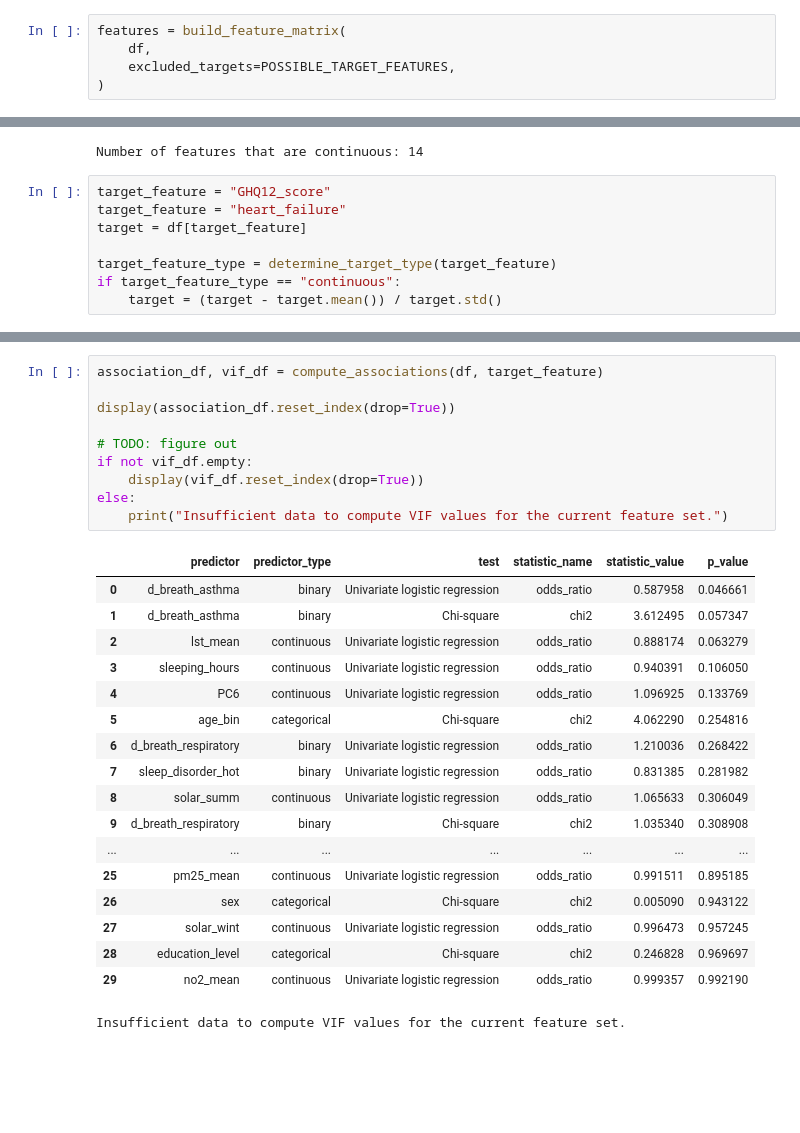
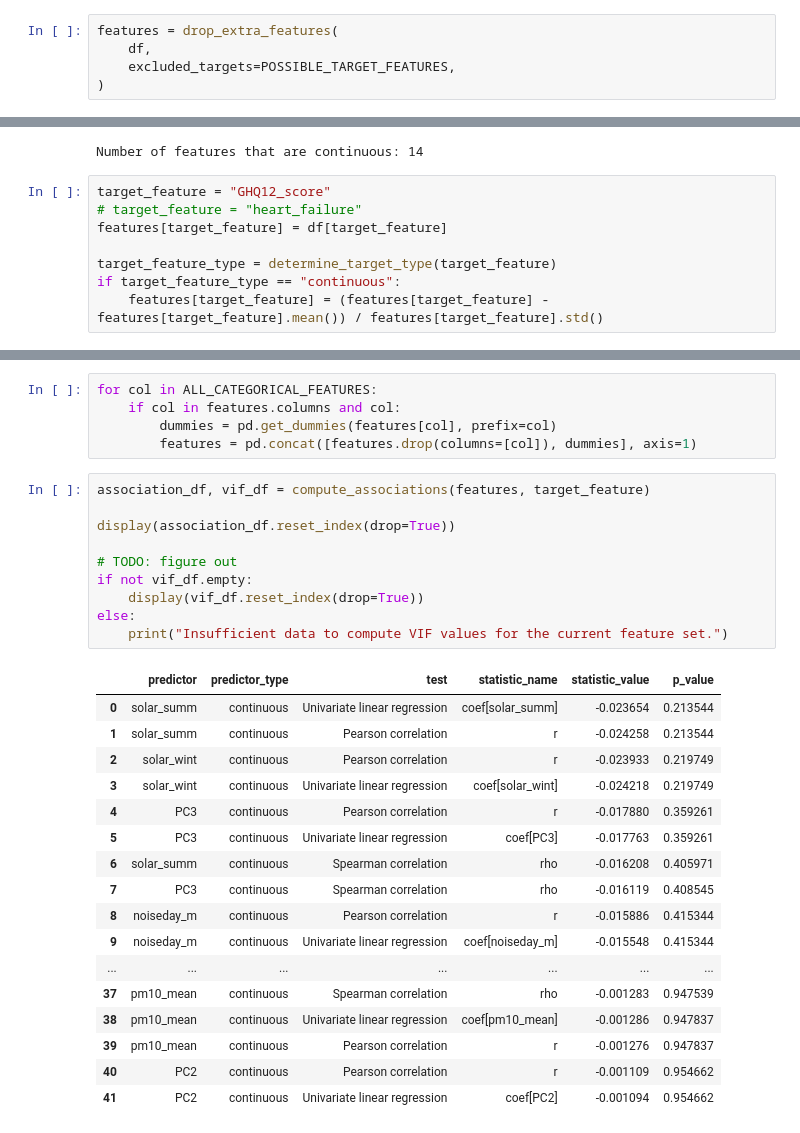
Before and after one commit to MauroPello/ENAC-ML4Science_LIPID, a Jupyter notebook: main.ipynb, the cells around one changed output, grey strips where cells are left out. Saved outputs shown, nothing was run; the diff lists cells and outputs as text; blank space fills up the shorter version.

```diff
--- a/main.ipynb
+++ b/main.ipynb
@@ -269,7 +272,7 @@ print(f"Final dataset shape: {df.shape}")
 # %% [output]
 Final dataset shape: (2631, 34)
 # %%
-features = build_feature_matrix(
+features = drop_extra_features(
     df,
     excluded_targets=POSSIBLE_TARGET_FEATURES,
 )
@@ -305,9 +303,9 @@ print(
 Number of features that are continuous: 14
 # %%
 target_feature = "GHQ12_score"
-target_feature = "heart_failure"
-target = df[target_feature]
+# target_feature = "heart_failure"
+features[target_feature] = df[target_feature]
 
 target_feature_type = determine_target_type(target_feature)
 if target_feature_type == "continuous":
-    target = (target - target.mean()) / target.std()
+    features[target_feature] = (features[target_feature] - features[target_feature].mean()) / features[target_feature].std()
@@ -314,29 +360,33 @@ if target_feature_type == "continuous":
+# %%
+for col in ALL_CATEGORICAL_FEATURES:
+    if col in features.columns and col:
+        dummies = pd.get_dummies(features[col], prefix=col)
+        features = pd.concat([features.drop(columns=[col]), dummies], axis=1)
 # %%
-association_df, vif_df = compute_associations(df, target_feature)
+association_df, vif_df = compute_associations(features, target_feature)
 
 display(association_df.reset_index(drop=True))
 
 # TODO: figure out
 if not vif_df.empty:
     display(vif_df.reset_index(drop=True))
 else:
     print("Insufficient data to compute VIF values for the current feature set.")
 # %% [output]
 |  | predictor | predictor_type | test | statistic_name | statistic_value | p_value |
-| 0 | d_breath_asthma | binary | Univariate logistic regression | odds_ratio | 0.587958 | 0.046661 |
-| 1 | d_breath_asthma | binary | Chi-square | chi2 | 3.612495 | 0.057347 |
-| 2 | lst_mean | continuous | Univariate logistic regression | odds_ratio | 0.888174 | 0.063279 |
-| 3 | sleeping_hours | continuous | Univariate logistic regression | odds_ratio | 0.940391 | 0.106050 |
-| 4 | PC6 | continuous | Univariate logistic regression | odds_ratio | 1.096925 | 0.133769 |
-| 5 | age_bin | categorical | Chi-square | chi2 | 4.062290 | 0.254816 |
-| 6 | d_breath_respiratory | binary | Univariate logistic regression | odds_ratio | 1.210036 | 0.268422 |
-| 7 | sleep_disorder_hot | binary | Univariate logistic regression | odds_ratio | 0.831385 | 0.281982 |
-| 8 | solar_summ | continuous | Univariate logistic regression | odds_ratio | 1.065633 | 0.306049 |
-| 9 | d_breath_respiratory | binary | Chi-square | chi2 | 1.035340 | 0.308908 |
+| 0 | solar_summ | continuous | Univariate linear regression | coef[solar_summ] | -0.023654 | 0.213544 |
+| 1 | solar_summ | continuous | Pearson correlation | r | -0.024258 | 0.213544 |
+| 2 | solar_wint | continuous | Pearson correlation | r | -0.023933 | 0.219749 |
+| 3 | solar_wint | continuous | Univariate linear regression | coef[solar_wint] | -0.024218 | 0.219749 |
+| 4 | PC3 | continuous | Pearson correlation | r | -0.017880 | 0.359261 |
+| 5 | PC3 | continuous | Univariate linear regression | coef[PC3] | -0.017763 | 0.359261 |
+| 6 | solar_summ | continuous | Spearman correlation | rho | -0.016208 | 0.405971 |
+| 7 | PC3 | continuous | Spearman correlation | rho | -0.016119 | 0.408545 |
+| 8 | noiseday_m | continuous | Pearson correlation | r | -0.015886 | 0.415344 |
+| 9 | noiseday_m | continuous | Univariate linear regression | coef[noiseday_m] | -0.015548 | 0.415344 |
 | ... | ... | ... | ... | ... | ... | ... |
-| 25 | pm25_mean | continuous | Univariate logistic regression | odds_ratio | 0.991511 | 0.895185 |
-| 26 | sex | categorical | Chi-square | chi2 | 0.005090 | 0.943122 |
-| 27 | solar_wint | continuous | Univariate logistic regression | odds_ratio | 0.996473 | 0.957245 |
-| 28 | education_level | categorical | Chi-square | chi2 | 0.246828 | 0.969697 |
-| 29 | no2_mean | continuous | Univariate logistic regression | odds_ratio | 0.999357 | 0.992190 |
+| 37 | pm10_mean | continuous | Spearman correlation | rho | -0.001283 | 0.947539 |
+| 38 | pm10_mean | continuous | Univariate linear regression | coef[pm10_mean] | -0.001286 | 0.947837 |
+| 39 | pm10_mean | continuous | Pearson correlation | r | -0.001276 | 0.947837 |
+| 40 | PC2 | continuous | Pearson correlation | r | -0.001109 | 0.954662 |
+| 41 | PC2 | continuous | Univariate linear regression | coef[PC2] | -0.001094 | 0.954662 |
-Insufficient data to compute VIF values for the current feature set.
```
Also changed, not shown: parts of 7 cells of this notebook, 4 other files.
